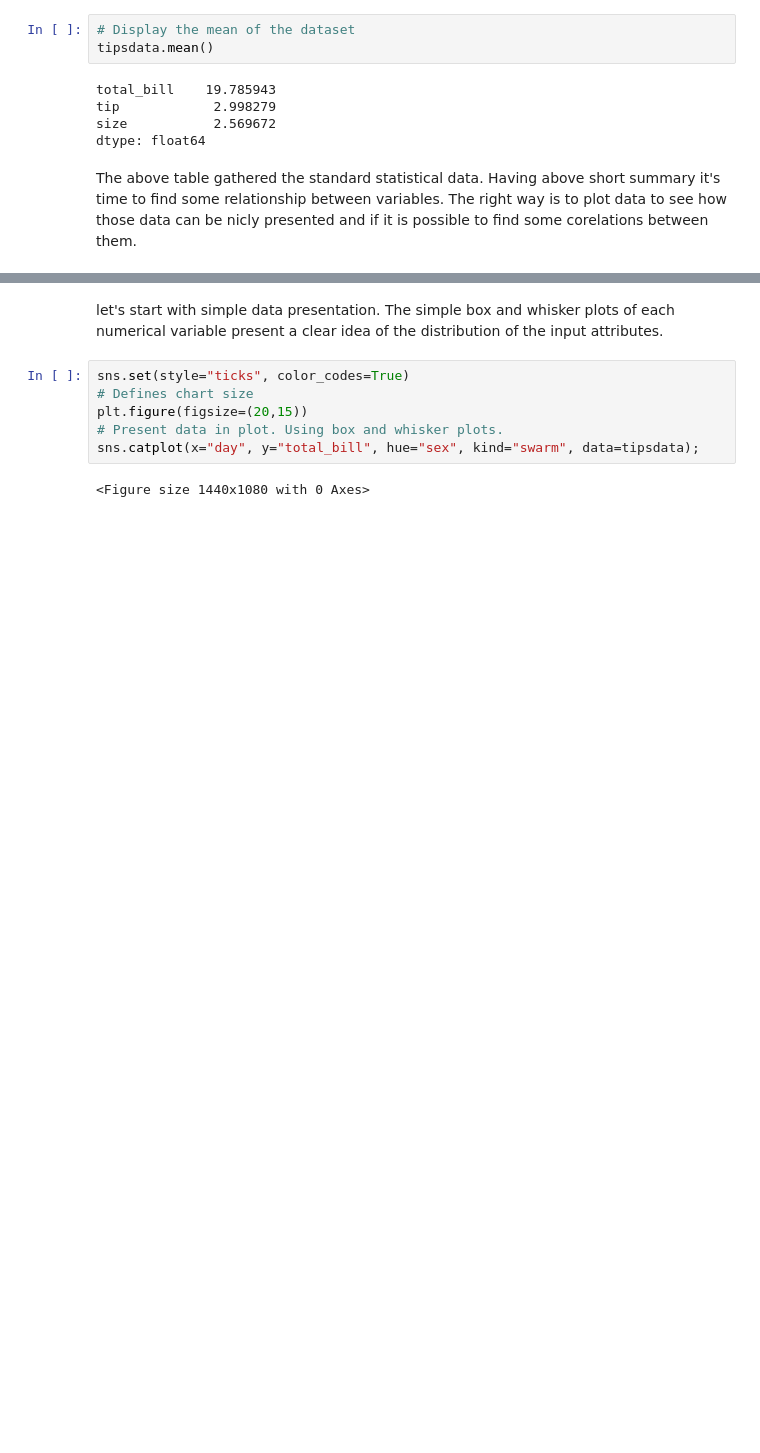
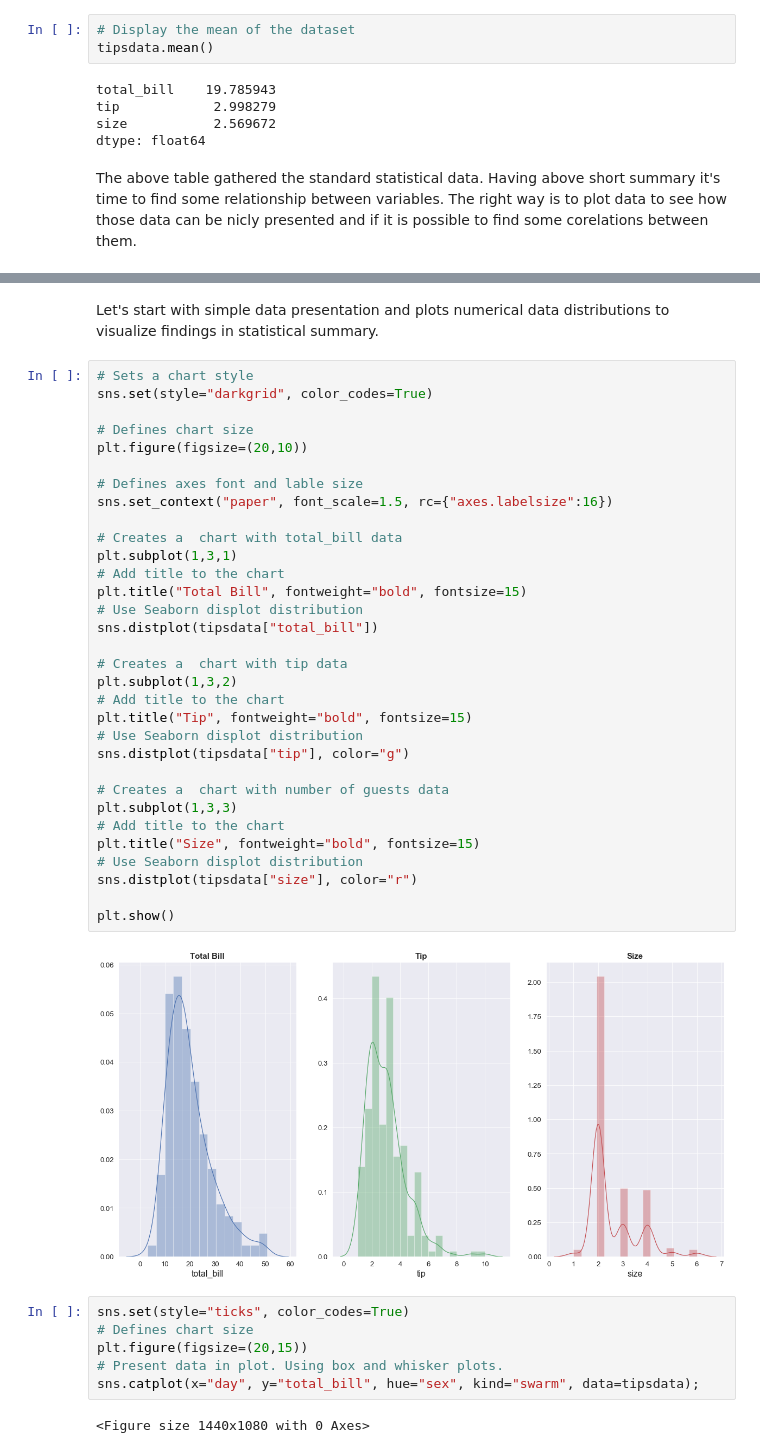
Before and after one commit to G00376332/52446_Project, a Jupyter notebook: Tips_Project.ipynb, the cells around one changed output, grey strips where cells are left out. Saved outputs shown, nothing was run; the diff lists cells and outputs as text; blank space fills up the shorter version.

Commit message:
Update plots section

```diff
--- a/Tips_Project.ipynb
+++ b/Tips_Project.ipynb
@@ -168,9 +168,42 @@ In previous section it was revealed that dataset contains categorical data. For
 * Categorical estimate plots
 
 These above types represent the data using different levels of granularity. To pick the appropriate plot it is necessary to know what question should be answered.
-# %% [markdown]
-let's start with simple data presentation.
-The simple box and whisker plots of each numerical variable present a clear idea of the distribution of the input attributes.
+# %% [markdown]
+Let's start with simple data presentation and plots numerical data distributions to visualize findings in statistical summary.
+# %%
+# Sets a chart style
+sns.set(style="darkgrid", color_codes=True)
+
+# Defines chart size
+plt.figure(figsize=(20,10))
+
+# Defines axes font and lable size
+sns.set_context("paper", font_scale=1.5, rc={"axes.labelsize":16})
+
+# Creates a  chart with total_bill data
+plt.subplot(1,3,1)
+# Add title to the chart
+plt.title("Total Bill", fontweight="bold", fontsize=15)
+# Use Seaborn displot distribution
+sns.distplot(tipsdata["total_bill"])
+
+# Creates a  chart with tip data
+plt.subplot(1,3,2)
+# Add title to the chart
+plt.title("Tip", fontweight="bold", fontsize=15)
+# Use Seaborn displot distribution
+sns.distplot(tipsdata["tip"], color="g")
+
+# Creates a  chart with number of guests data
+plt.subplot(1,3,3)
+# Add title to the chart
+plt.title("Size", fontweight="bold", fontsize=15)
+# Use Seaborn displot distribution
+sns.distplot(tipsdata["size"], color="r")
+
+plt.show()
+# %% [output]
+[figure, added]
 # %%
 sns.set(style="ticks", color_codes=True)
 # Defines chart size
```
Also changed, not shown: parts of 4 cells of this notebook.
